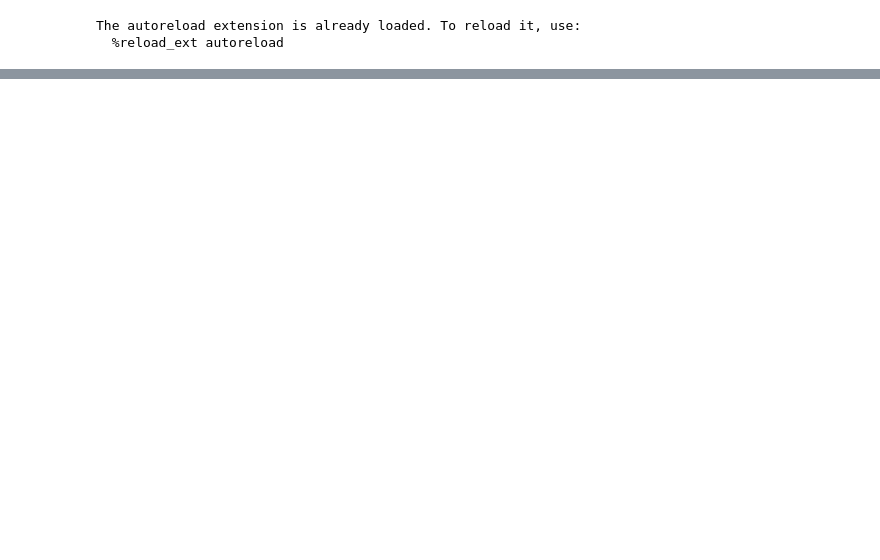
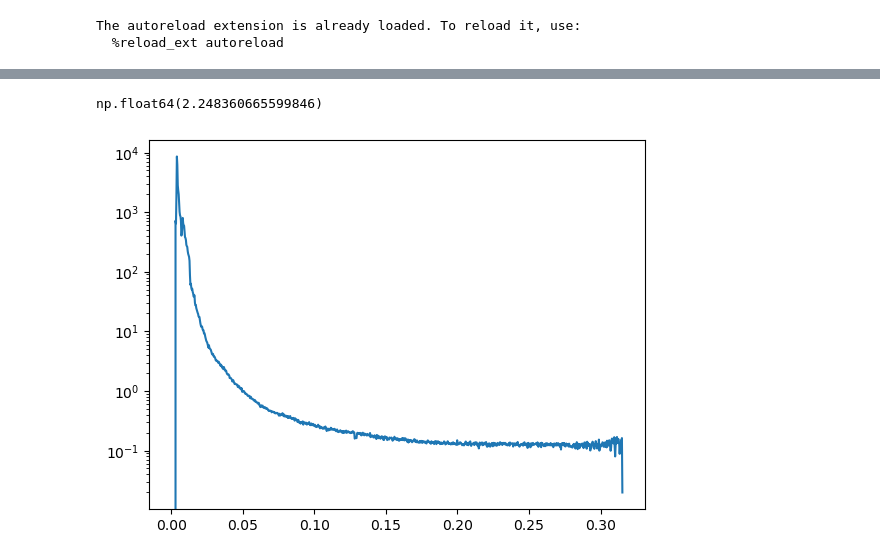
Before and after one commit to YellowSub17/spider-silk-max4, a Jupyter notebook: Untitled.ipynb, the cells around one changed output, grey strips where cells are left out. Saved outputs shown, nothing was run; the diff lists cells and outputs as text; code cells hidden in the pictures; blank space fills up the shorter version.

```diff
--- a/Untitled.ipynb
+++ b/Untitled.ipynb
@@ -57,0 +78,10 @@ s2.plot_iq()
+# %%
+peak_to_background_ratio
+# %% [output]
+np.float64(2.248360665599846)
+# %%
+plt.plot(cs.qs, cs.Is[13])
+plt.yscale('log')
+#plt.xscale('log')
+# %% [output]
+[figure, added]
```
Also changed, not shown: parts of 10 cells of this notebook, 15 other files.
